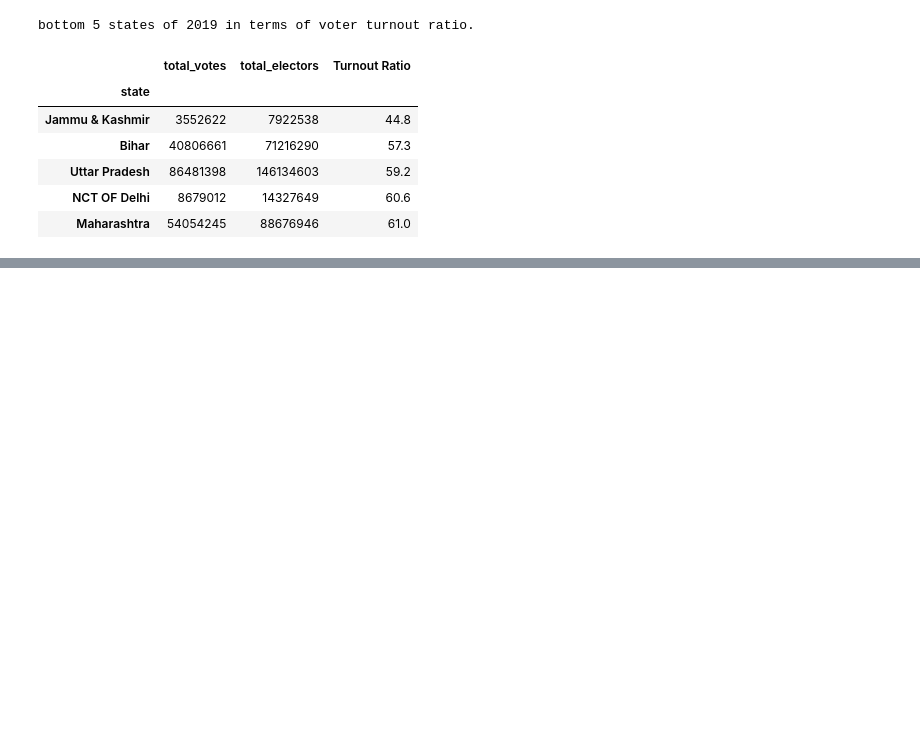
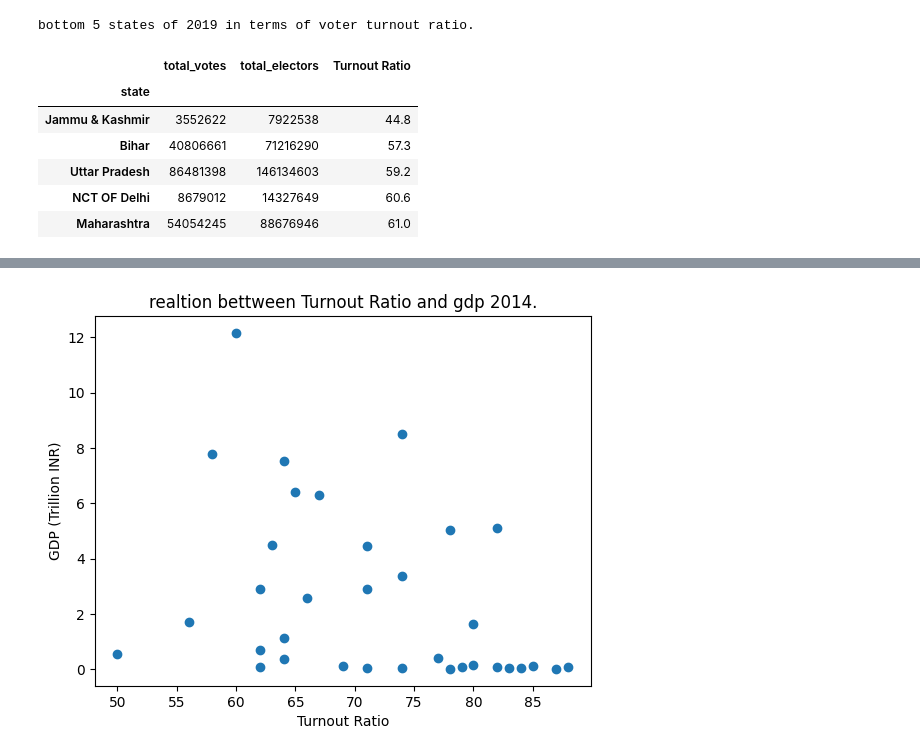
Before and after one commit to Nikhil-df/projects, a Jupyter notebook: vote analysis/voter analysis.ipynb, the cells around one changed output, grey strips where cells are left out. Saved outputs shown, nothing was run; the diff lists cells and outputs as text; code cells hidden in the pictures; blank space fills up the shorter version.

```diff
--- a/vote analysis/voter analysis.ipynb
+++ b/vote analysis/voter analysis.ipynb
@@ -265,0 +562,47 @@ on the based of difference (2019-2014) in winner vote percentage in two election
+# %%
+data = {
+    'state': [
+        'Andhra Pradesh', 'Telangana', 'Arunachal Pradesh', 'Assam', 'Bihar', 'Goa', 'Gujarat',
+        'Haryana', 'Himachal Pradesh', 'Jammu & Kashmir', 'Karnataka', 'Kerala', 'Madhya Pradesh',
+        'Maharashtra', 'Manipur', 'Meghalaya', 'Mizoram', 'Nagaland', 'Punjab', 'Rajasthan',
+        'Sikkim', 'Tamil Nadu', 'Tripura', 'Uttar Pradesh', 'West Bengal', 'Jharkhand', 'Uttarakhand',
+        'Andaman & Nicobar Islands', 'Chandigarh', 'Dadra & Nagar Haveli', 'Daman & Diu', 'NCT OF Delhi',
+        'Lakshadweep', 'Puducherry'
+    ],
+    'GDP (Trillion INR)': [
+        5.04, 2.59, 0.07, 1.65, 1.72, 0.39, 7.53, 4.45, 0.36, 0.56, 6.30, 3.36, 2.89, 12.16,
+        0.14, 0.13, 0.07, 0.09, 2.91, 4.49, 0.03, 8.50, 0.11, 7.78, 5.12, 1.14, 0.69, 0.05,
+        0.03, 0.03, 0.02, 6.42, 0.01, 0.09
+    ]
+}
+
+df_gdp = pd.DataFrame(data)
+# %%
+group = dt_2014.groupby("pc_name")
+
+temp_df1 = group["total_votes"].sum().to_frame()
+
+temp_df2 = group["total_electors"].apply(lambda x: x.mode().iloc[0]).to_frame()
+
+temp_df3 = group["state"].apply(lambda x: x.unique()[0]).to_frame()
+
+df = pd.merge(temp_df1,temp_df2, on = "pc_name")
+
+df = pd.merge(df,temp_df3, on = "pc_name")
+
+df.set_index("state", inplace = True)
+
+df = df.groupby("state").sum()
+
+df["Turnout Ratio"] = round((df["total_votes"] / df["total_electors"])*100)
+df = df.reset_index()
+# %%
+final_dt = pd.merge(df[["state","Turnout Ratio"]],df_gdp[["state","GDP (Trillion INR)"]], on = "state")
+# %%
+plt.scatter(final_dt["Turnout Ratio"],final_dt["GDP (Trillion INR)"])
+plt.title('realtion bettween Turnout Ratio and gdp 2014.')
+plt.xlabel('Turnout Ratio')
+plt.ylabel('GDP (Trillion INR)')
+plt.show()
+# %% [output]
+[figure, added]
```
Also changed, not shown: parts of 80 cells of this notebook.
